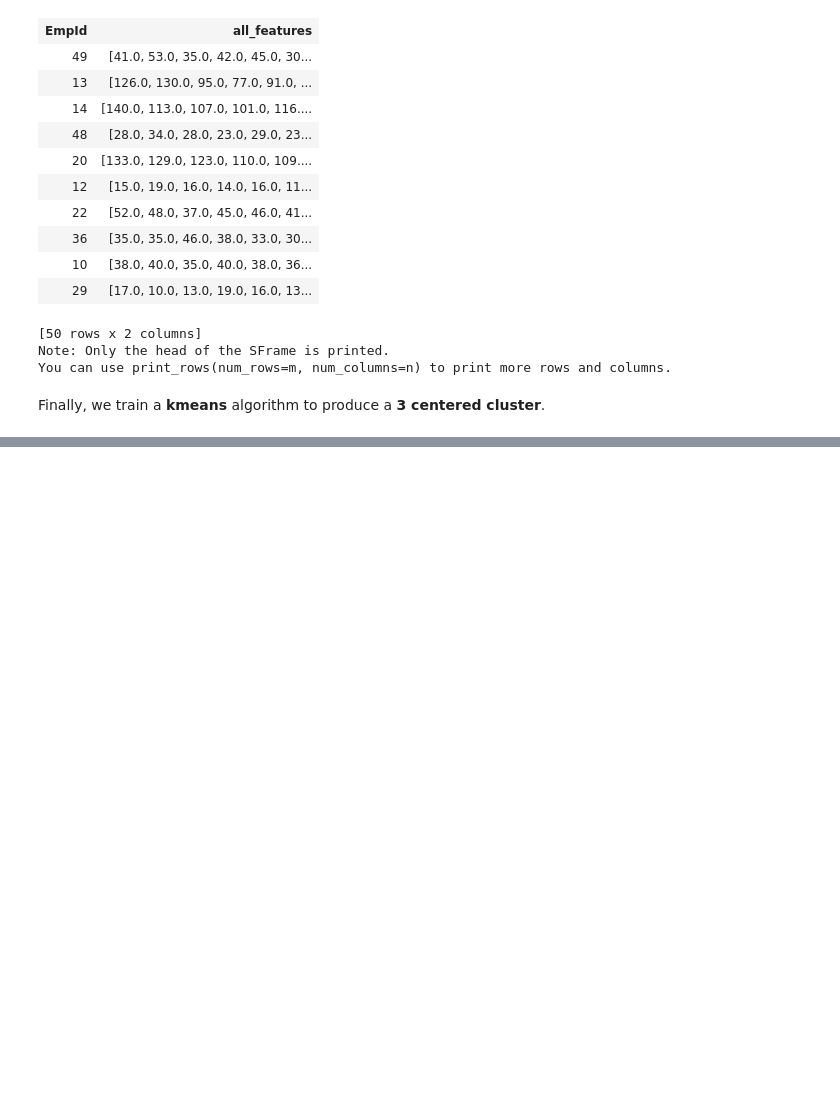
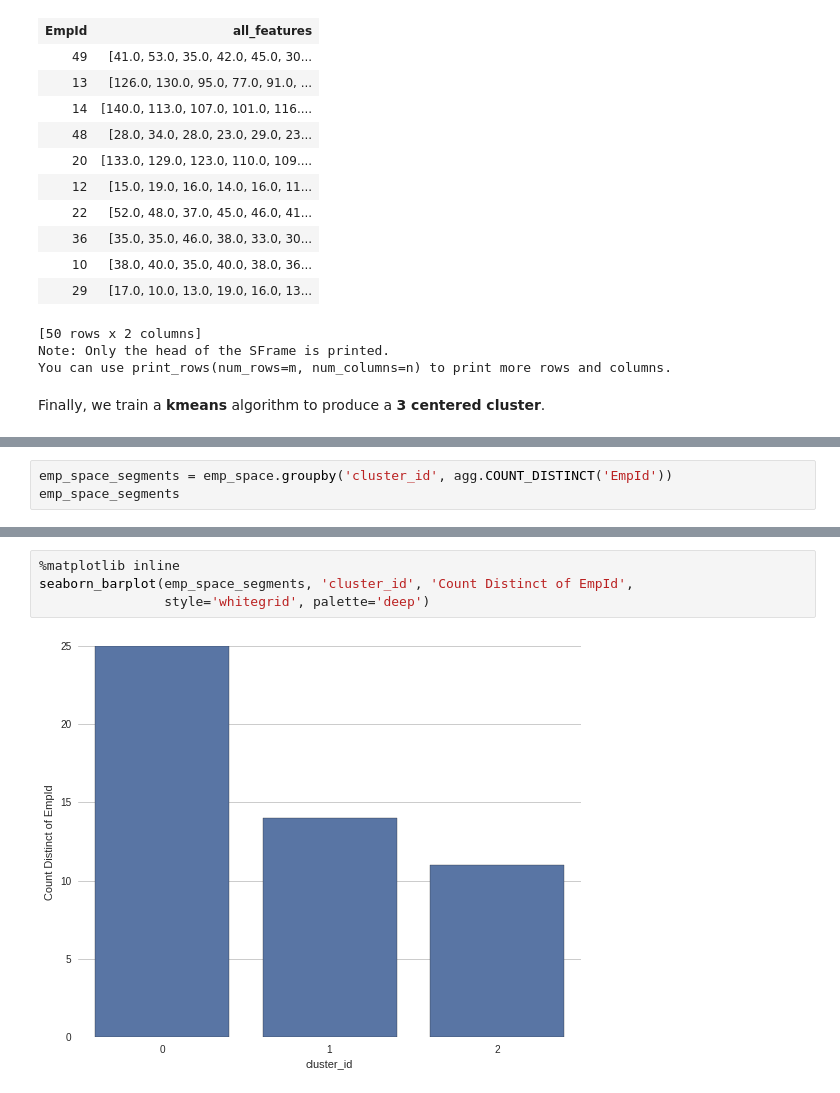
Before and after one commit to tgrammat/ML-Data_Challenges, a Jupyter notebook: Dato-tutorials/pattern-mining/Pattern Mining - Association Rule Mining.ipynb, the cells around one changed output, grey strips where cells are left out. Saved outputs shown, nothing was run; the diff lists cells and outputs as text; blank space fills up the shorter version.

```diff
--- a/Dato-tutorials/pattern-mining/Pattern Mining - Association Rule Mining.ipynb
+++ b/Dato-tutorials/pattern-mining/Pattern Mining - Association Rule Mining.ipynb
@@ -473,0 +498,3 @@ emp_space.show(x='cluster_id', y = 'StoreNum', view='Bar Chart')
+# %%
+emp_space_segments = emp_space.groupby('cluster_id', agg.COUNT_DISTINCT('EmpId'))
+emp_space_segments
@@ -473,0 +507,6 @@ emp_space.show(x='cluster_id', y = 'StoreNum', view='Bar Chart')
+# %%
+%matplotlib inline
+seaborn_barplot(emp_space_segments, 'cluster_id', 'Count Distinct of EmpId',
+                style='whitegrid', palette='deep')
+# %% [output]
+[figure, added]
```
Also changed, not shown: parts of 29 cells of this notebook, 1 other file.
